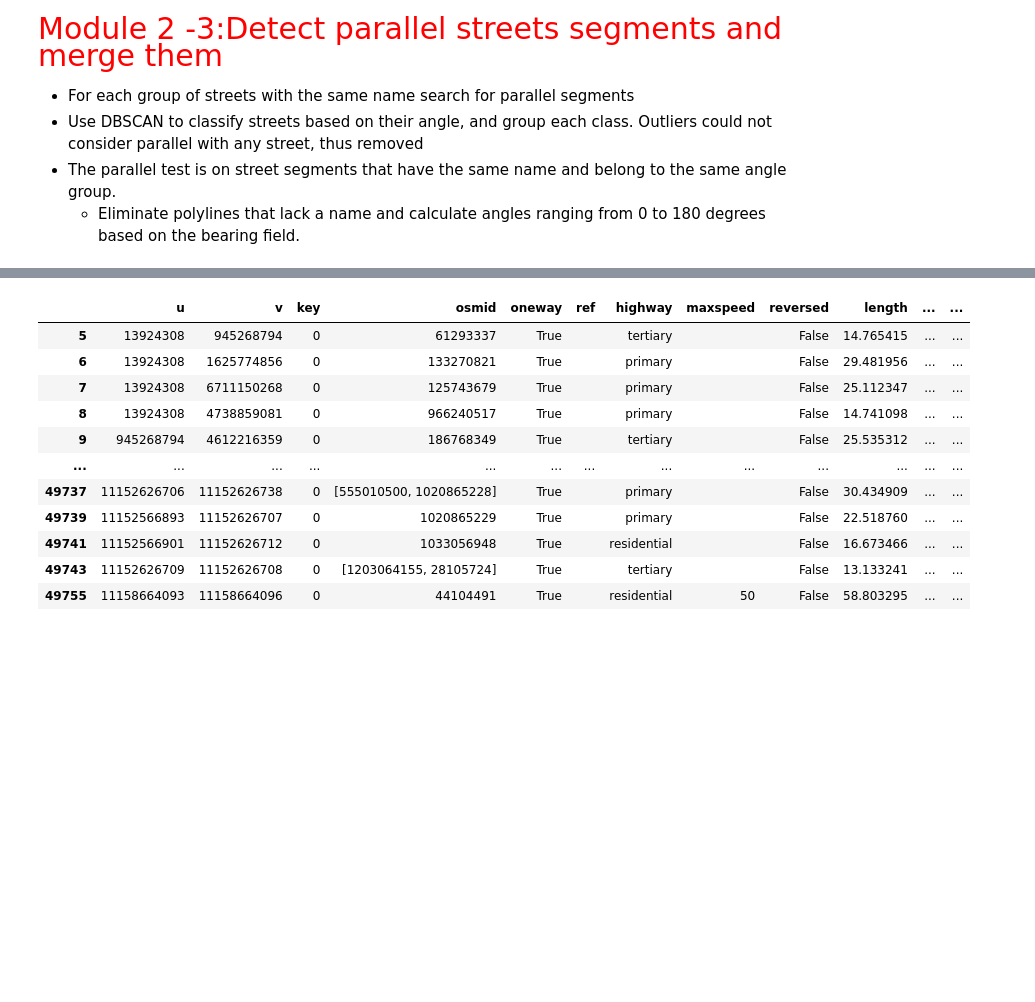
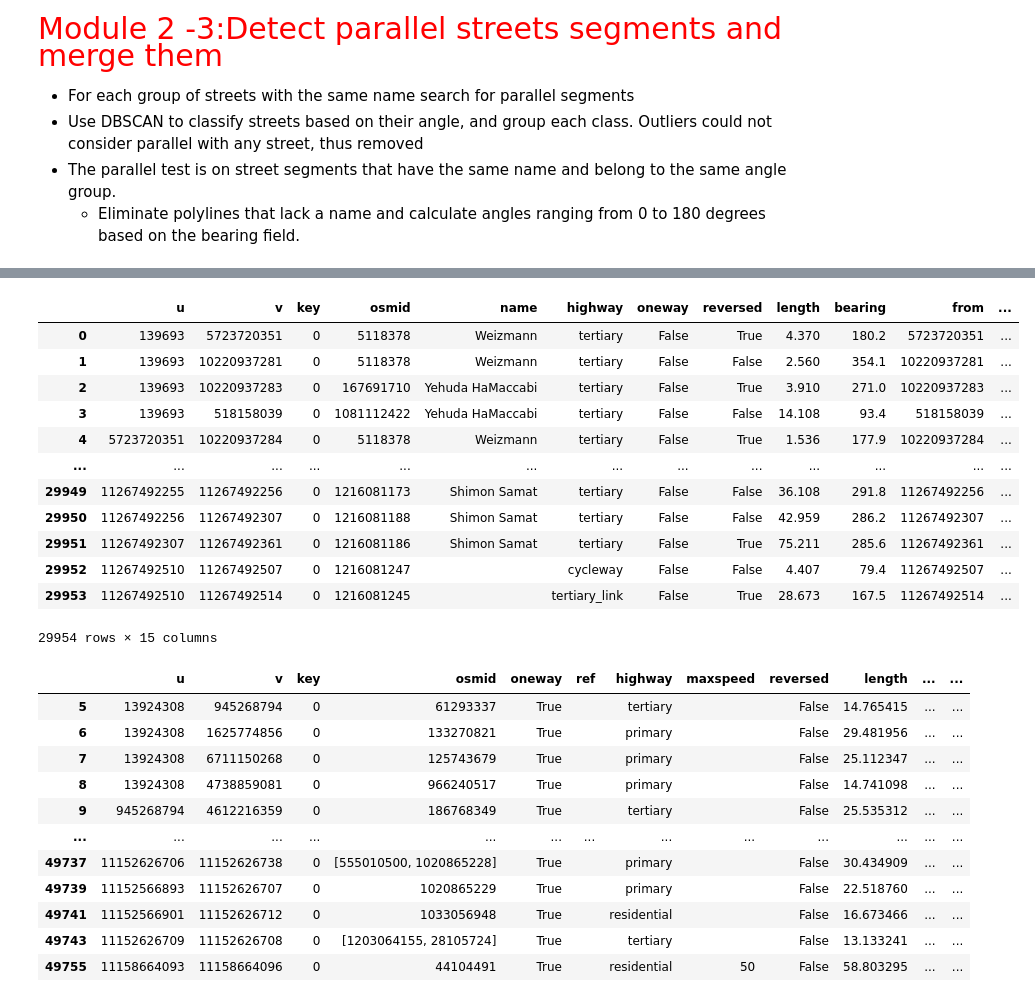
Before and after one commit to achic19/SOD0, a Jupyter notebook: Code/code_for_test.ipynb, the cells around one changed output, grey strips where cells are left out. Drawn from its saved outputs; the diff is of its cells as text; code cells hidden in the pictures; blank space fills up the shorter version.

```diff
--- a/Code/code_for_test.ipynb
+++ b/Code/code_for_test.ipynb
@@ -58,6 +62,24 @@ graph = ox.graph_from_place(place, network_type='all')
 graph = ox.bearing.add_edge_bearings(graph, precision=1)
 graph_pro = ox.projection.project_graph(graph, to_crs=project_crs)
 io.save_graph_geopackage(graph_pro, filepath=f'{data_folder}/osm_data.gpkg', encoding='utf-8', directed=False)
+# %%
+my_gdf = gpd.read_file(f'{data_folder}/osm_data.gpkg',layer = 'edges')# Identify roundabout elements, if any exist, and store them in a separate DataFrame.
+my_gdf.rename(columns={'name:en':'name'}, inplace=True)
+my_gdf
+# %% [output]
+|  | u | v | key | osmid | name | highway | oneway | reversed | length | bearing | from | ... |
+| 0 | 139693 | 5723720351 | 0 | 5118378 | Weizmann | tertiary | False | True | 4.370 | 180.2 | 5723720351 | ... |
+| 1 | 139693 | 10220937281 | 0 | 5118378 | Weizmann | tertiary | False | False | 2.560 | 354.1 | 10220937281 | ... |
+| 2 | 139693 | 10220937283 | 0 | 167691710 | Yehuda HaMaccabi | tertiary | False | True | 3.910 | 271.0 | 10220937283 | ... |
+| 3 | 139693 | 518158039 | 0 | 1081112422 | Yehuda HaMaccabi | tertiary | False | False | 14.108 | 93.4 | 518158039 | ... |
+| 4 | 5723720351 | 10220937284 | 0 | 5118378 | Weizmann | tertiary | False | True | 1.536 | 177.9 | 10220937284 | ... |
+| ... | ... | ... | ... | ... | ... | ... | ... | ... | ... | ... | ... | ... |
+| 29949 | 11267492255 | 11267492256 | 0 | 1216081173 | Shimon Samat | tertiary | False | False | 36.108 | 291.8 | 11267492256 | ... |
+| 29950 | 11267492256 | 11267492307 | 0 | 1216081188 | Shimon Samat | tertiary | False | False | 42.959 | 286.2 | 11267492307 | ... |
+| 29951 | 11267492307 | 11267492361 | 0 | 1216081186 | Shimon Samat | tertiary | False | True | 75.211 | 285.6 | 11267492361 | ... |
+| 29952 | 11267492510 | 11267492507 | 0 | 1216081247 |  | cycleway | False | False | 4.407 | 79.4 | 11267492507 | ... |
+| 29953 | 11267492510 | 11267492514 | 0 | 1216081245 |  | tertiary_link | False | True | 28.673 | 167.5 | 11267492514 | ... |
+29954 rows × 15 columns
 # %%
 ## Run when initialise the code
 # find and store roundabout
```
Also changed, not shown: parts of 15 cells of this notebook, 1 other file.
